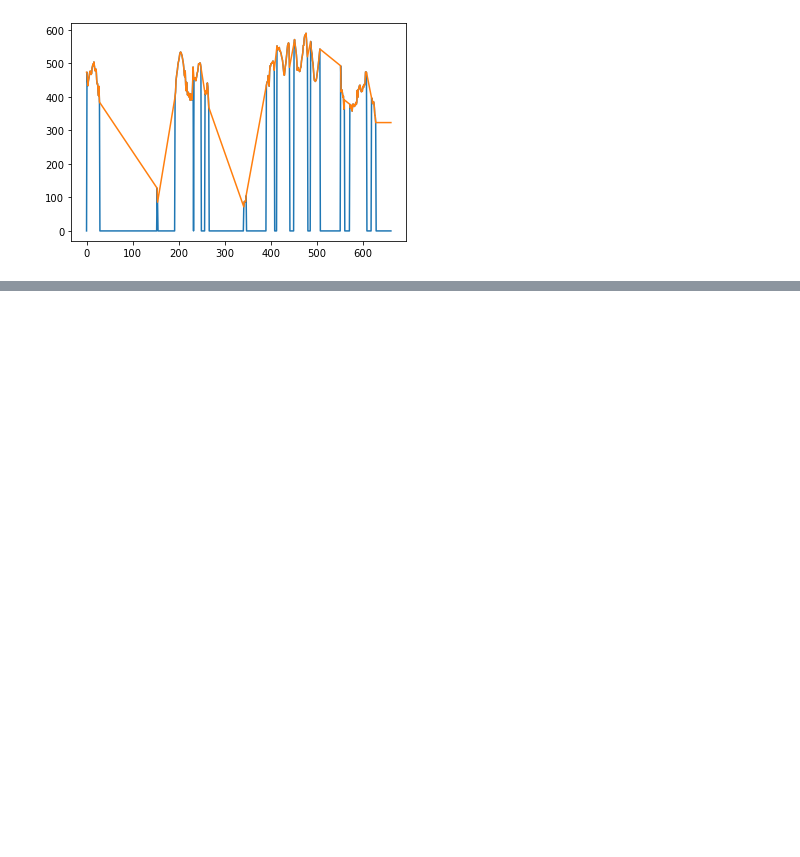
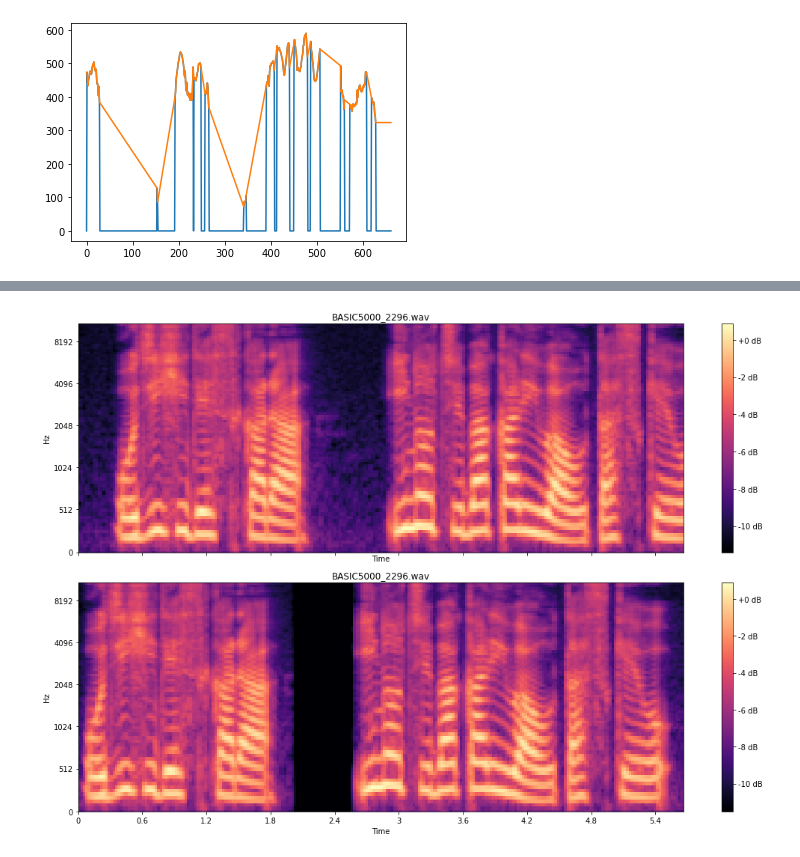
Before and after one commit to YutoNishimura-v2/my_NAR-S2S-VC, a Jupyter notebook: mel_check.ipynb, the cells around one changed output, grey strips where cells are left out. Cells and saved outputs as stored; diff of their text form; code cells hidden in the pictures; blank space fills up the shorter version.

```diff
--- a/mel_check.ipynb
+++ b/mel_check.ipynb
@@ -449,0 +564,57 @@ array([ 0.9457791 ,  2.5631628 ,  3.2986736 ,  3.3496633 ,  3.3106089 ,
+# %%
+from pydub import AudioSegment, silence
+import os.path as opth
+
+input_wav_path = "./pre_voice/JSUT_JSSS/JSSS/BASIC5000_2296.wav"
+
+def delete_novoice_from_path(input_path, output_path, preprocess_config, chunk_size=50):
+    """無音区間を先頭と末尾から削除します.
+    Args:
+      input_path: wavファイルへのpath
+      output_path: wavファイルを貯めたい場所. ファイル名はinput_pathのbasenameからとる.
+      chunk_size: 削除に用いる音声の最小単位. 基本defaultのままで良さそう.
+    """
+    silence_thresh = preprocess_config["preprocessing"]["audio"]["silence_thresh"]
+    silence_thresh_h = preprocess_config["preprocessing"]["audio"]["silence_thresh_head"]
+
+    if (silence_thresh_h is not None) and (silence_thresh_h < silence_thresh):
+        print("Warning: 基本的に, silene_thresh_hの方が, silence_threshよりも大きいべきです.")
+
+    audio = AudioSegment.from_wav(input_path)
+
+    # 参考: https://stackoverflow.com/questions/29547218/
+    # remove-silence-at-the-beginning-and-at-the-end-of-wave-files-with-pydub
+    def detect_leading_silence(sound, silence_threshold=-50.0, chunk_size=10):
+        trim_ms = 0  # ms
+
+        assert chunk_size > 0  # to avoid infinite loop
+        while sound[trim_ms:trim_ms+chunk_size].dBFS < silence_threshold and trim_ms < len(sound):
+            trim_ms += chunk_size
+
+        return trim_ms
+
+    if silence_thresh_h is None:
+        silence_thresh_h = silence_thresh
+
+    start_trim = detect_leading_silence(audio, silence_threshold=silence_thresh_h, chunk_size=chunk_size)
+    end_trim = detect_leading_silence(audio.reverse(),
+                                      silence_threshold=silence_thresh, chunk_size=chunk_size)
+
+    duration = len(audio)
+    audio_cut = audio[start_trim:duration-end_trim]
+    silences = silence.detect_silence(audio_cut, min_silence_len=50, silence_thresh=silence_thresh)
+
+    audio_cut_new = AudioSegment.empty()
+    s_index = 0
+    for silence_ in silences:
+        audio_cut_new += audio_cut[s_index:silence_[0]]
+        audio_cut_new += AudioSegment.silent(duration=silence_[1]-silence_[0])
+        s_index = silence_[1]
+
+    audio_cut_new += audio_cut[s_index:]
+    audio_cut_new.export(opth.join(output_path, opth.basename(input_path)), format="wav")
+
+delete_novoice_from_path(input_wav_path, './', p_config)
+plot_mels(wav_paths=[input_wav_path, "./BASIC5000_2296.wav"], config=p_config)
+# %% [output]
+[figure, added]
```
Also changed, not shown: parts of 5 cells of this notebook, 9 other files.
